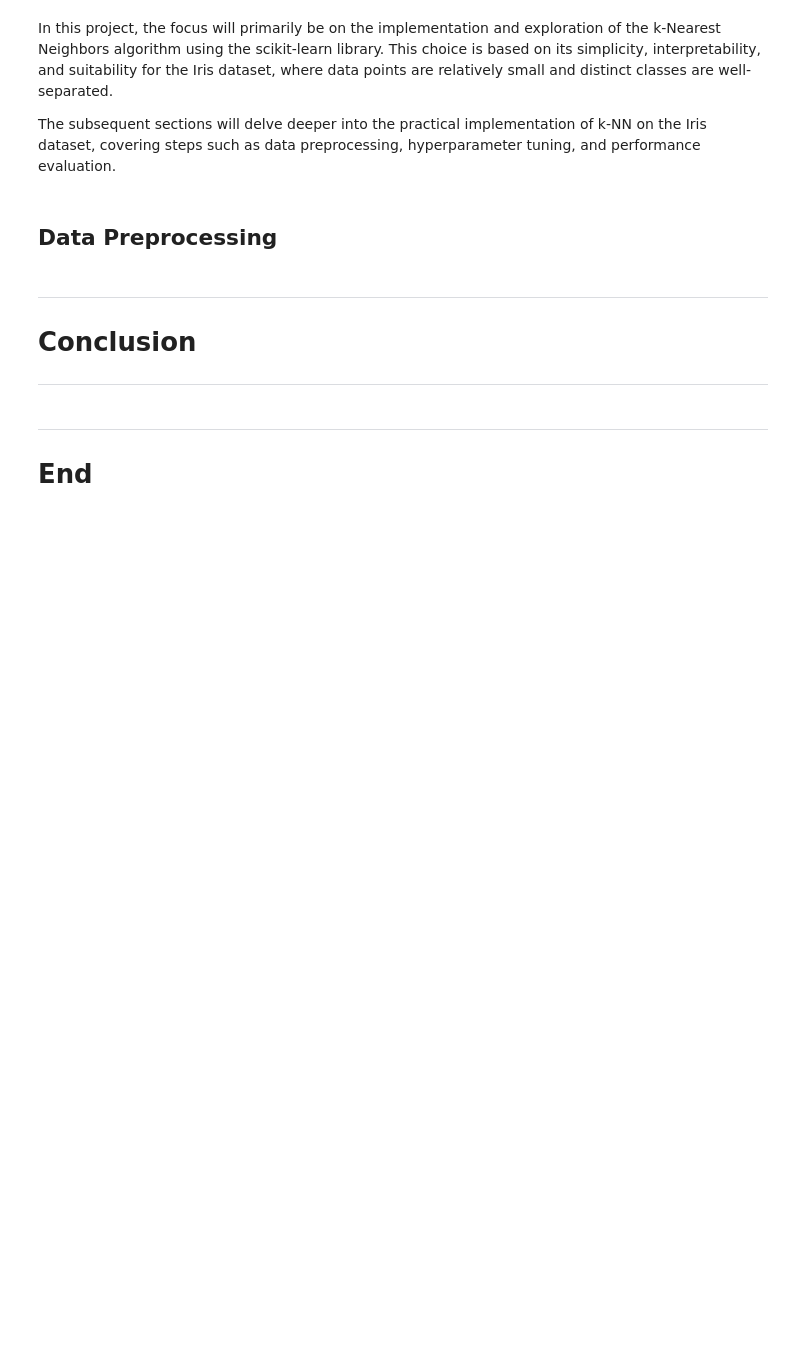
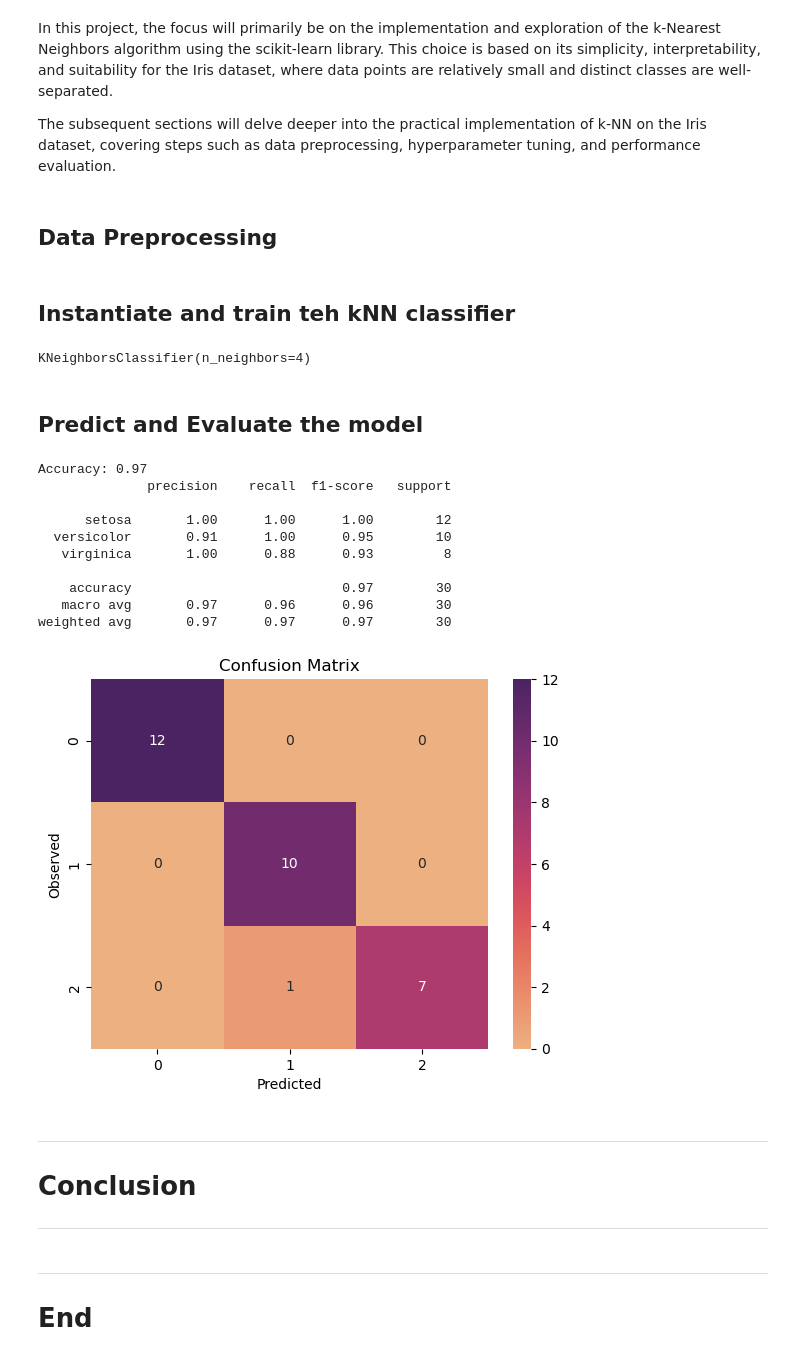
Before and after one commit to nexlanglxm/machine-learning-and-statistics, a Jupyter notebook: project.ipynb, the cells around one changed output. Saved outputs shown, nothing was run; the diff lists cells and outputs as text; code cells hidden in the pictures; blank space fills up the shorter version.

Commit message:
train and evaluate knn model

```diff
--- a/project.ipynb
+++ b/project.ipynb
@@ -221,6 +221,45 @@ y = iris['species'] # target variable
 
 # split the data into training and testing sets
 X_train, X_test, y_train, y_test = train_test_split(x, y, test_size=0.2)
+# %% [markdown]
+## Instantiate and train teh kNN classifier
+# %%
+# Create a k-NN classifier
+knn = KNeighborsClassifier(n_neighbors=4)  # Define the number of neighbors (k)
+
+# Train the classifier
+knn.fit(X_train, y_train)
+# %% [output]
+KNeighborsClassifier(n_neighbors=4)
+# %% [markdown]
+## Predict and Evaluate the model
+# %%
+y_pred = knn.predict(X_test)
+
+# Evaluate accuracy
+accuracy = accuracy_score(y_test, y_pred)
+print(f"Accuracy: {accuracy:.2f}")
+
+# Display classification report and confusion matrix
+print(classification_report(y_test, y_pred))
+conf_matrix = confusion_matrix(y_test, y_pred)
+sns.heatmap(conf_matrix, annot=True, cmap="flare")
+plt.xlabel('Predicted')
+plt.ylabel('Observed')
+plt.title('Confusion Matrix')
+plt.show()
+# %% [output]
+Accuracy: 0.97
+              precision    recall  f1-score   support
+
+      setosa       1.00      1.00      1.00        12
+  versicolor       0.91      1.00      0.95        10
+   virginica       1.00      0.88      0.93         8
+
+    accuracy                           0.97        30
+   macro avg       0.97      0.96      0.96        30
+weighted avg       0.97      0.97      0.97        30
+[figure, added]
 # %% [markdown]
 ---
 # Conclusion
```
Also changed, not shown: parts of 1 cell of this notebook.
